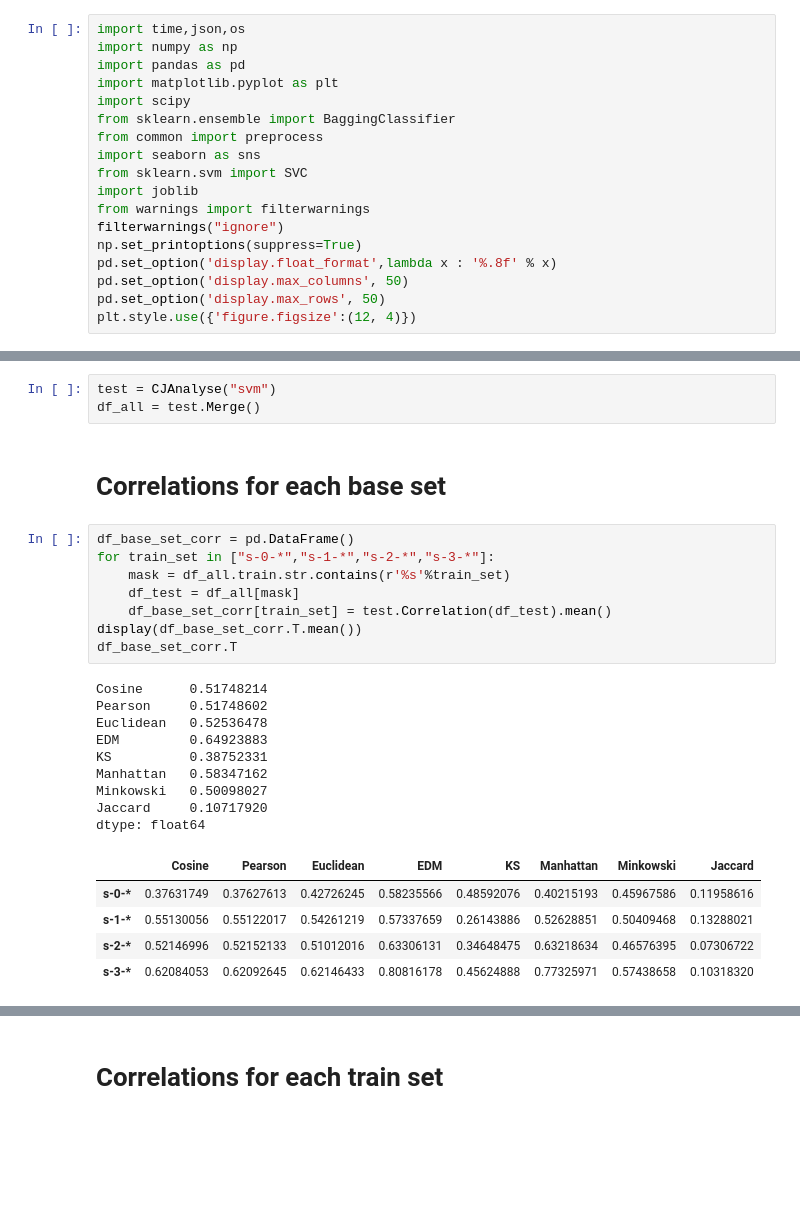
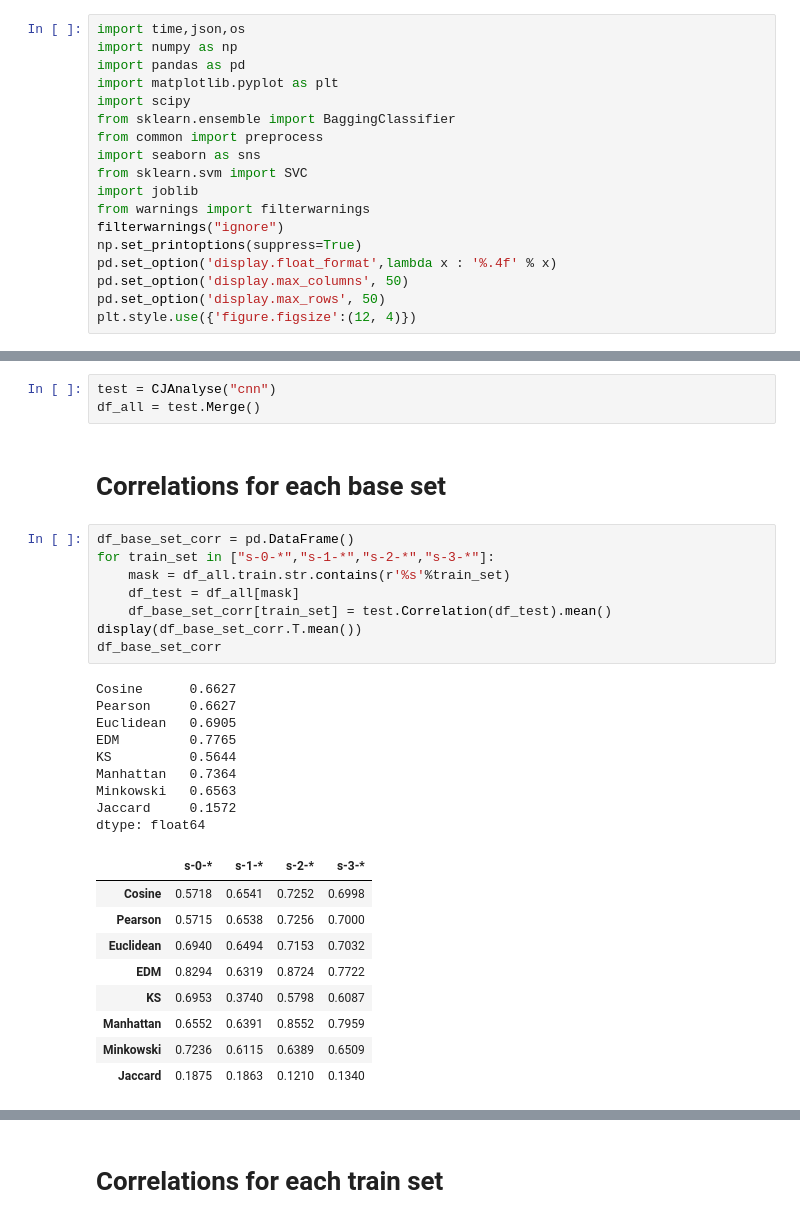
Before and after one commit to jimxie2012/iot-model-evaluation, a Jupyter notebook: src/analyse.ipynb, the cells around one changed output, grey strips where cells are left out. Drawn from its saved outputs; the diff is of its cells as text; blank space fills up the shorter version.

```diff
--- a/src/analyse.ipynb
+++ b/src/analyse.ipynb
@@ -18,7 +18,7 @@ import joblib
 from warnings import filterwarnings
 filterwarnings("ignore")
 np.set_printoptions(suppress=True)
-pd.set_option('display.float_format',lambda x : '%.8f' % x)
+pd.set_option('display.float_format',lambda x : '%.4f' % x)
 pd.set_option('display.max_columns', 50)
 pd.set_option('display.max_rows', 50)
 plt.style.use({'figure.figsize':(12, 4)})
@@ -101,33 +101,37 @@ class CJAnalyse:
         df_all.set_index("score", inplace = True, drop = True)
         return df_all #.reset_index()
 # %%
-test = CJAnalyse("svm")
+test = CJAnalyse("cnn")
 df_all = test.Merge()
 # %% [markdown]
 # Correlations for each base set
 # %%
 df_base_set_corr = pd.DataFrame()
 for train_set in ["s-0-*","s-1-*","s-2-*","s-3-*"]:
     mask = df_all.train.str.contains(r'%s'%train_set)
     df_test = df_all[mask]
     df_base_set_corr[train_set] = test.Correlation(df_test).mean()
 display(df_base_set_corr.T.mean())
-df_base_set_corr.T
+df_base_set_corr
 # %% [output]
-Cosine      0.51748214
-Pearson     0.51748602
-Euclidean   0.52536478
-EDM         0.64923883
-KS          0.38752331
-Manhattan   0.58347162
-Minkowski   0.50098027
-Jaccard     0.10717920
+Cosine      0.6627
+Pearson     0.6627
+Euclidean   0.6905
+EDM         0.7765
+KS          0.5644
+Manhattan   0.7364
+Minkowski   0.6563
+Jaccard     0.1572
 dtype: float64
-|  | Cosine | Pearson | Euclidean | EDM | KS | Manhattan | Minkowski | Jaccard |
-| s-0-* | 0.37631749 | 0.37627613 | 0.42726245 | 0.58235566 | 0.48592076 | 0.40215193 | 0.45967586 | 0.11958616 |
-| s-1-* | 0.55130056 | 0.55122017 | 0.54261219 | 0.57337659 | 0.26143886 | 0.52628851 | 0.50409468 | 0.13288021 |
-| s-2-* | 0.52146996 | 0.52152133 | 0.51012016 | 0.63306131 | 0.34648475 | 0.63218634 | 0.46576395 | 0.07306722 |
-| s-3-* | 0.62084053 | 0.62092645 | 0.62146433 | 0.80816178 | 0.45624888 | 0.77325971 | 0.57438658 | 0.10318320 |
+|  | s-0-* | s-1-* | s-2-* | s-3-* |
+| Cosine | 0.5718 | 0.6541 | 0.7252 | 0.6998 |
+| Pearson | 0.5715 | 0.6538 | 0.7256 | 0.7000 |
+| Euclidean | 0.6940 | 0.6494 | 0.7153 | 0.7032 |
+| EDM | 0.8294 | 0.6319 | 0.8724 | 0.7722 |
+| KS | 0.6953 | 0.3740 | 0.5798 | 0.6087 |
+| Manhattan | 0.6552 | 0.6391 | 0.8552 | 0.7959 |
+| Minkowski | 0.7236 | 0.6115 | 0.6389 | 0.6509 |
+| Jaccard | 0.1875 | 0.1863 | 0.1210 | 0.1340 |
 # %%
 ax = show_heatmap(df_base_set_corr.T)
 ticks = ax.set_yticks(range(len(df_base_set_corr.T.index))) # 设置刻度
```
Also changed, not shown: parts of 11 cells of this notebook, 6 other files.
